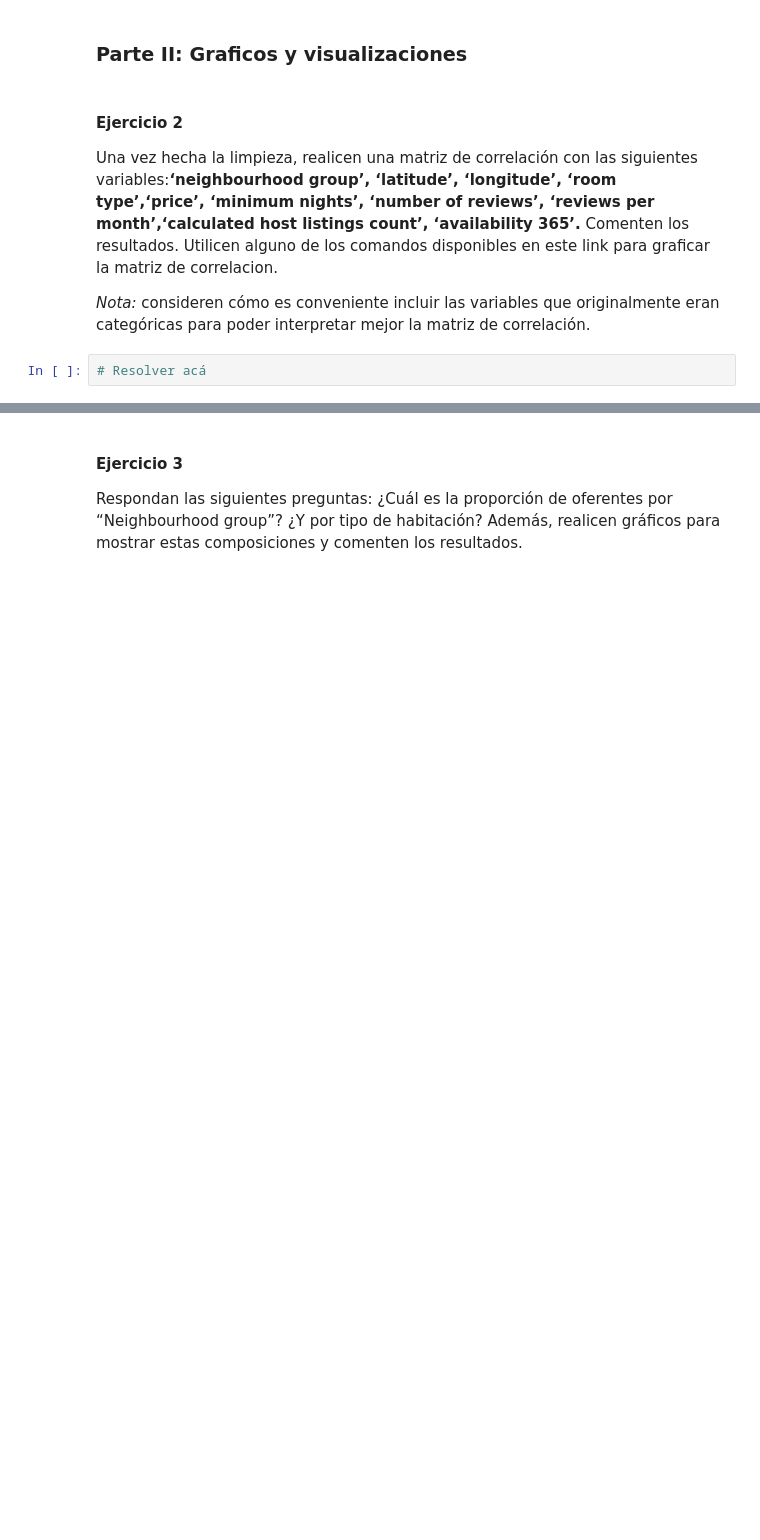
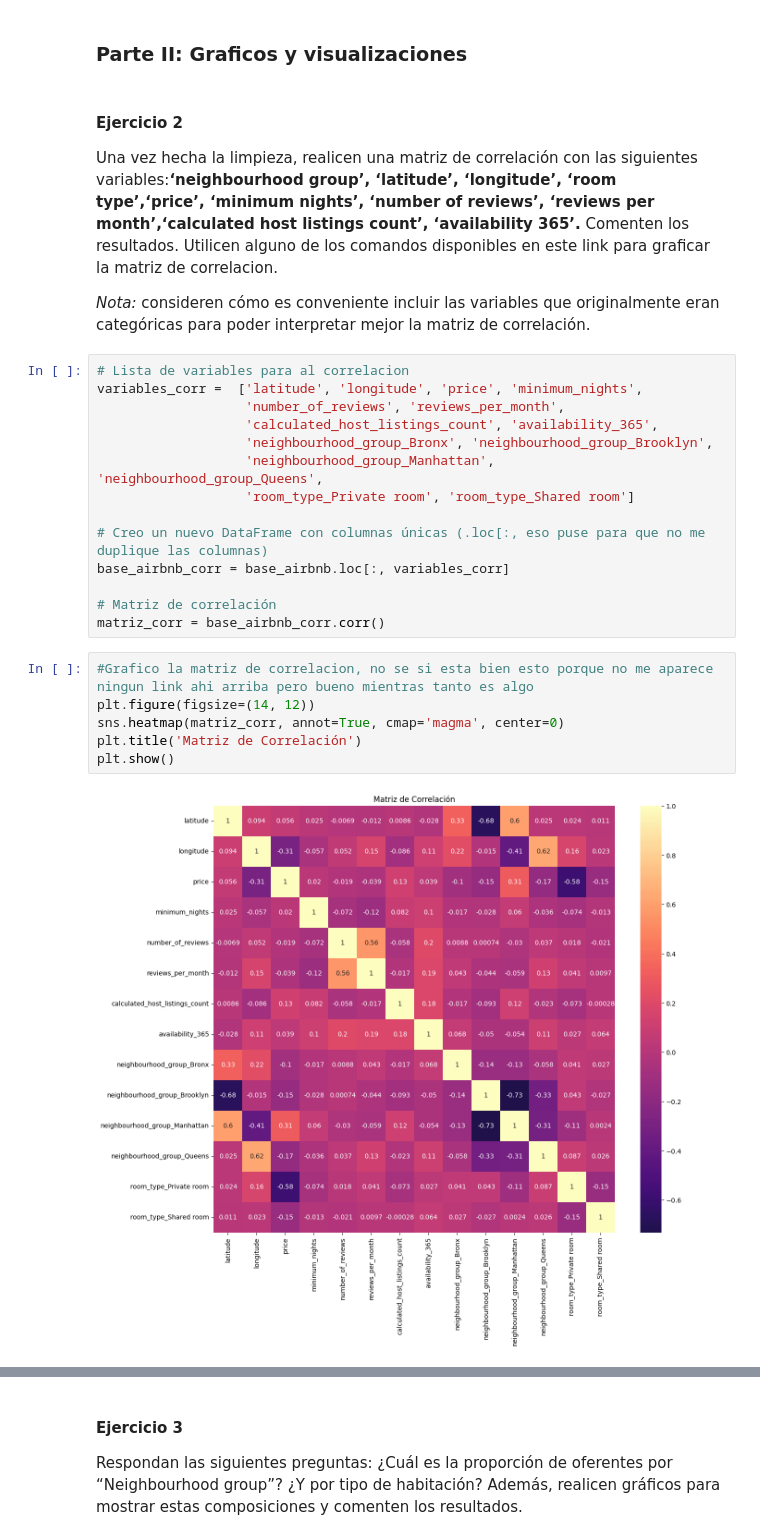
Before and after one commit to AngelaNavajas/CC408-T1-4, a Jupyter notebook: TP2 probar/TP2/TP2.ipynb, the cells around one changed output, grey strips where cells are left out. Cells and saved outputs as stored; diff of their text form; blank space fills up the shorter version.

```diff
--- a/TP2 probar/TP2/TP2.ipynb
+++ b/TP2 probar/TP2/TP2.ipynb
@@ -230,5 +231,25 @@ base_airbnb = base_airbnb_transformadas.merge(oferta, on='neighbourhood_group',
 Una vez hecha la limpieza, realicen una matriz de correlación con las siguientes variables:**‘neighbourhood group’, ‘latitude’, ‘longitude’, ‘room type’,‘price’, ‘minimum nights’, ‘number of reviews’, ‘reviews per month’,‘calculated host listings count’, ‘availability 365’.** Comenten los resultados. Utilicen alguno de los comandos disponibles en este link para graficar la matriz de correlacion.
 
 *Nota:* consideren cómo es conveniente incluir las variables que originalmente eran categóricas para poder interpretar mejor la matriz de correlación.
-# %%
-# Resolver acá
+# %%
+# Lista de variables para al correlacion
+variables_corr =  ['latitude', 'longitude', 'price', 'minimum_nights',
+                   'number_of_reviews', 'reviews_per_month',
+                   'calculated_host_listings_count', 'availability_365',
+                   'neighbourhood_group_Bronx', 'neighbourhood_group_Brooklyn',
+                   'neighbourhood_group_Manhattan', 'neighbourhood_group_Queens',
+                   'room_type_Private room', 'room_type_Shared room']
+
+# Creo un nuevo DataFrame con columnas únicas (.loc[:, eso puse para que no me duplique las columnas)
+base_airbnb_corr = base_airbnb.loc[:, variables_corr]
+
+# Matriz de correlación
+matriz_corr = base_airbnb_corr.corr()
+# %%
+#Grafico la matriz de correlacion, no se si esta bien esto porque no me aparece ningun link ahi arriba pero bueno mientras tanto es algo
+plt.figure(figsize=(14, 12))
+sns.heatmap(matriz_corr, annot=True, cmap='magma', center=0)
+plt.title('Matriz de Correlación')
+plt.show()
+# %% [output]
+[figure, added]
```
Also changed, not shown: parts of 12 cells of this notebook.
